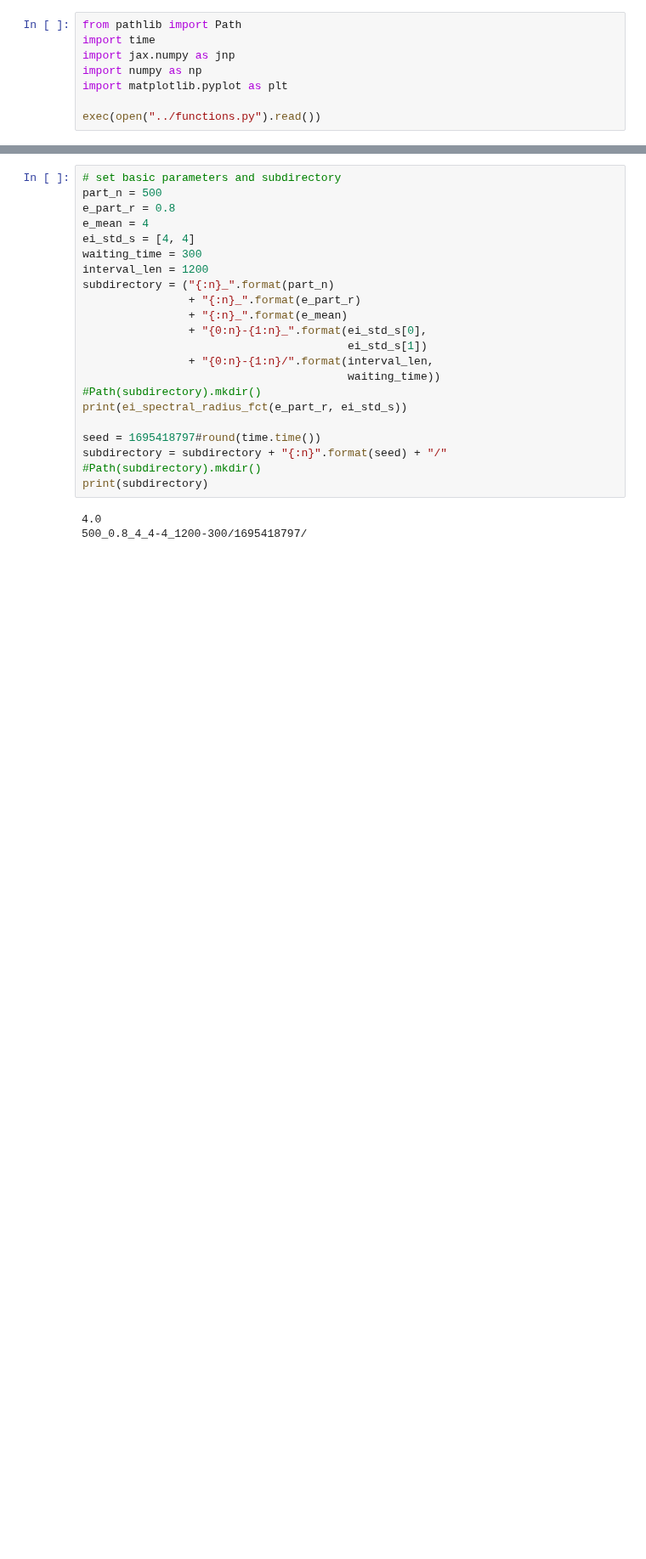
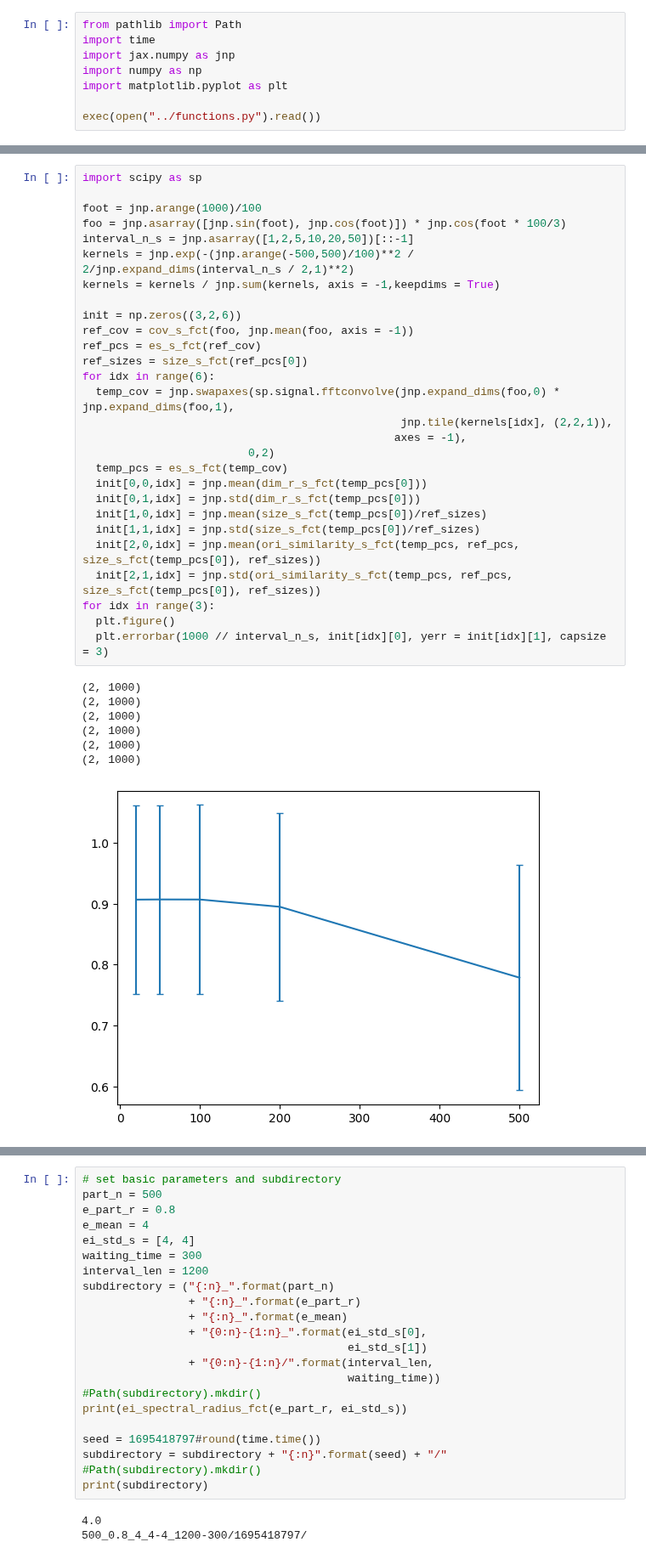
Before and after one commit to zhaoz0314/random-EI, a Jupyter notebook: pseudospatial/4_4-4.ipynb, the cells around one changed output, grey strips where cells are left out. Shown at 85% size. Saved outputs shown, nothing was run; the diff lists cells and outputs as text; blank space fills up the shorter version.

```diff
--- a/pseudospatial/4_4-4.ipynb
+++ b/pseudospatial/4_4-4.ipynb
@@ -8,0 +35,36 @@ exec(open("../functions.py").read())
+# %%
+import scipy as sp
+
+foot = jnp.arange(1000)/100
+foo = jnp.asarray([jnp.sin(foot), jnp.cos(foot)]) * jnp.cos(foot * 100/3)
+interval_n_s = jnp.asarray([1,2,5,10,20,50])[::-1]
+kernels = jnp.exp(-(jnp.arange(-500,500)/100)**2 / 2/jnp.expand_dims(interval_n_s / 2,1)**2)
+kernels = kernels / jnp.sum(kernels, axis = -1,keepdims = True)
+
+init = np.zeros((3,2,6))
+ref_cov = cov_s_fct(foo, jnp.mean(foo, axis = -1))
+ref_pcs = es_s_fct(ref_cov)
+ref_sizes = size_s_fct(ref_pcs[0])
+for idx in range(6):
+  temp_cov = jnp.swapaxes(sp.signal.fftconvolve(jnp.expand_dims(foo,0) * jnp.expand_dims(foo,1),
+                                                jnp.tile(kernels[idx], (2,2,1)),
+                                               axes = -1),
+                         0,2)
+  temp_pcs = es_s_fct(temp_cov)
+  init[0,0,idx] = jnp.mean(dim_r_s_fct(temp_pcs[0]))
+  init[0,1,idx] = jnp.std(dim_r_s_fct(temp_pcs[0]))
+  init[1,0,idx] = jnp.mean(size_s_fct(temp_pcs[0])/ref_sizes)
+  init[1,1,idx] = jnp.std(size_s_fct(temp_pcs[0])/ref_sizes)
+  init[2,0,idx] = jnp.mean(ori_similarity_s_fct(temp_pcs, ref_pcs, size_s_fct(temp_pcs[0]), ref_sizes))
+  init[2,1,idx] = jnp.std(ori_similarity_s_fct(temp_pcs, ref_pcs, size_s_fct(temp_pcs[0]), ref_sizes))
+for idx in range(3):
+  plt.figure()
+  plt.errorbar(1000 // interval_n_s, init[idx][0], yerr = init[idx][1], capsize = 3)
+# %% [output]
+(2, 1000)
+(2, 1000)
+(2, 1000)
+(2, 1000)
+(2, 1000)
+(2, 1000)
+[figure, added]
```
Also changed, not shown: parts of 2 cells of this notebook.
